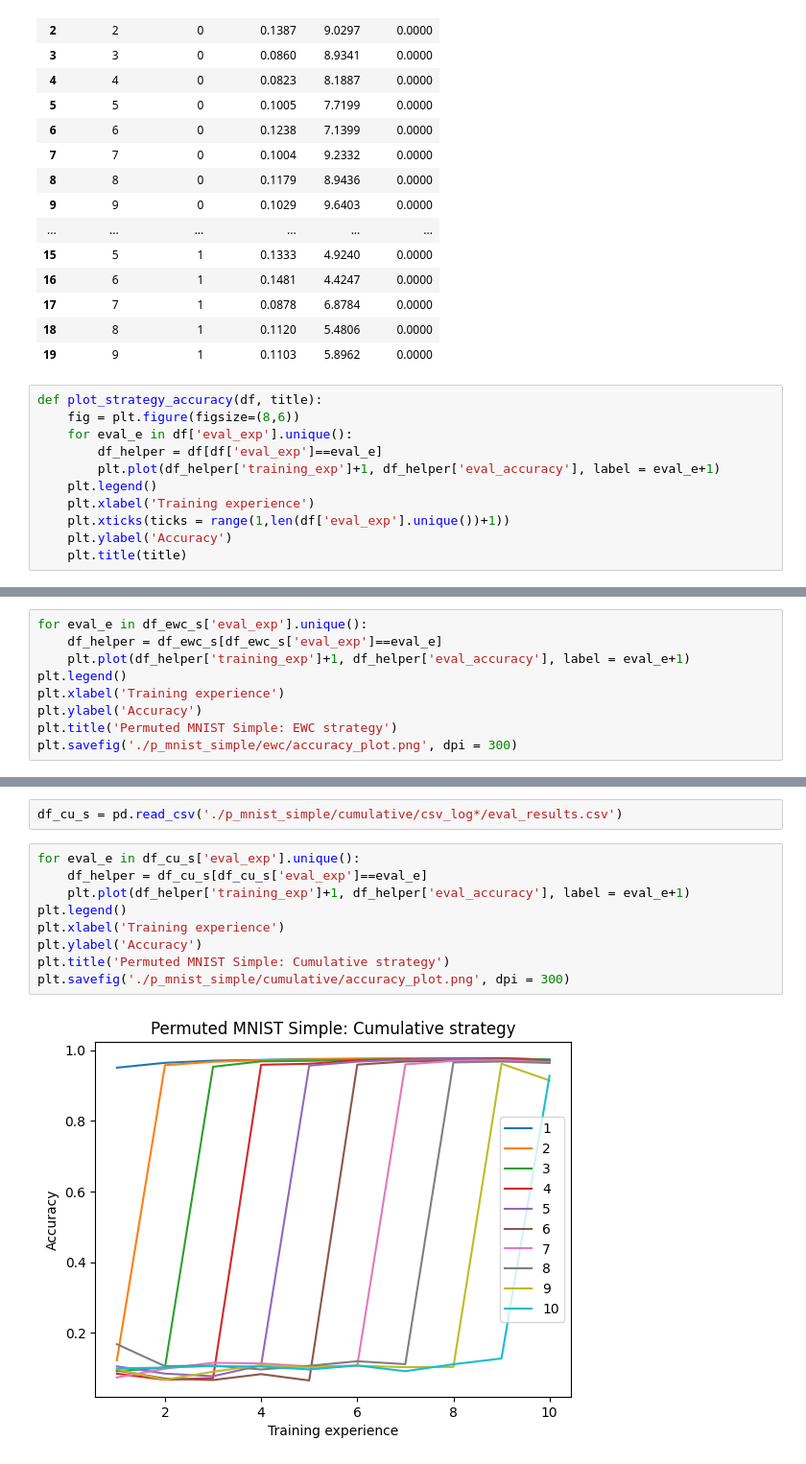
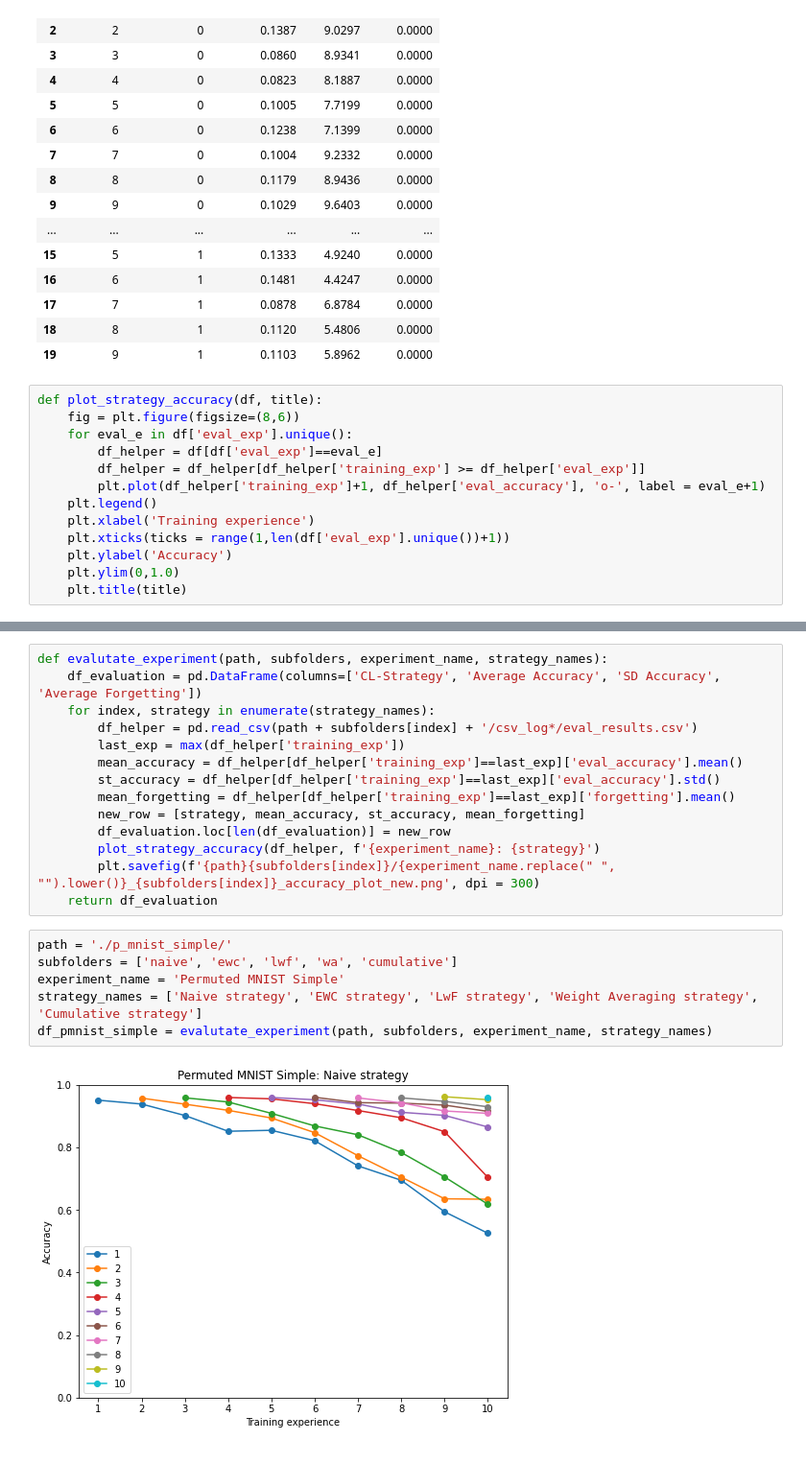
Before and after one commit to nikvogel/WeightAveragingCL, a Jupyter notebook: logs/PlotNotebook.ipynb, the cells around one changed output, grey strips where cells are left out. Shown: that part at 96% size. Saved outputs shown, nothing was run; the diff lists cells and outputs as text.

Commit message:
Improve plotting and evaluation

```diff
--- a/logs/PlotNotebook.ipynb
+++ b/logs/PlotNotebook.ipynb
@@ -31,9 +33,11 @@ def plot_strategy_accuracy(df, title):
     fig = plt.figure(figsize=(8,6))
     for eval_e in df['eval_exp'].unique():
         df_helper = df[df['eval_exp']==eval_e]
-        plt.plot(df_helper['training_exp']+1, df_helper['eval_accuracy'], label = eval_e+1)
+        df_helper = df_helper[df_helper['training_exp'] >= df_helper['eval_exp']]
+        plt.plot(df_helper['training_exp']+1, df_helper['eval_accuracy'], 'o-', label = eval_e+1)
     plt.legend()
     plt.xlabel('Training experience')
     plt.xticks(ticks = range(1,len(df['eval_exp'].unique())+1))
     plt.ylabel('Accuracy')
+    plt.ylim(0,1.0)
     plt.title(title)
@@ -150,9 +43,0 @@ df_ewc_s = pd.read_csv('./p_mnist_simple/ewc/csv_log*/eval_results.csv')
-# %%
-for eval_e in df_ewc_s['eval_exp'].unique():
-    df_helper = df_ewc_s[df_ewc_s['eval_exp']==eval_e]
-    plt.plot(df_helper['training_exp']+1, df_helper['eval_accuracy'], label = eval_e+1)
-plt.legend()
-plt.xlabel('Training experience')
-plt.ylabel('Accuracy')
-plt.title('Permuted MNIST Simple: EWC strategy')
-plt.savefig('./p_mnist_simple/ewc/accuracy_plot.png', dpi = 300)
@@ -161,13 +44,22 @@ plt.savefig('./p_mnist_simple/ewc/accuracy_plot.png', dpi = 300)
-# %%
-df_cu_s = pd.read_csv('./p_mnist_simple/cumulative/csv_log*/eval_results.csv')
-# %%
-for eval_e in df_cu_s['eval_exp'].unique():
-    df_helper = df_cu_s[df_cu_s['eval_exp']==eval_e]
-    plt.plot(df_helper['training_exp']+1, df_helper['eval_accuracy'], label = eval_e+1)
-plt.legend()
-plt.xlabel('Training experience')
-plt.ylabel('Accuracy')
-plt.title('Permuted MNIST Simple: Cumulative strategy')
-plt.savefig('./p_mnist_simple/cumulative/accuracy_plot.png', dpi = 300)
-# %% [output]
-[figure, removed]
+# %%
+def evalutate_experiment(path, subfolders, experiment_name, strategy_names):
+    df_evaluation = pd.DataFrame(columns=['CL-Strategy', 'Average Accuracy', 'SD Accuracy', 'Average Forgetting'])
+    for index, strategy in enumerate(strategy_names):
+        df_helper = pd.read_csv(path + subfolders[index] + '/csv_log*/eval_results.csv')
+        last_exp = max(df_helper['training_exp'])
+        mean_accuracy = df_helper[df_helper['training_exp']==last_exp]['eval_accuracy'].mean()
+        st_accuracy = df_helper[df_helper['training_exp']==last_exp]['eval_accuracy'].std()
+        mean_forgetting = df_helper[df_helper['training_exp']==last_exp]['forgetting'].mean()
+        new_row = [strategy, mean_accuracy, st_accuracy, mean_forgetting]
+        df_evaluation.loc[len(df_evaluation)] = new_row
+        plot_strategy_accuracy(df_helper, f'{experiment_name}: {strategy}')
+        plt.savefig(f'{path}{subfolders[index]}/{experiment_name.replace(" ", "").lower()}_{subfolders[index]}_accuracy_plot_new.png', dpi = 300)
+    return df_evaluation
+# %%
+path = './p_mnist_simple/'
+subfolders = ['naive', 'ewc', 'lwf', 'wa', 'cumulative']
+experiment_name = 'Permuted MNIST Simple'
+strategy_names = ['Naive strategy', 'EWC strategy', 'LwF strategy', 'Weight Averaging strategy', 'Cumulative strategy']
+df_pmnist_simple = evalutate_experiment(path, subfolders, experiment_name, strategy_names)
+# %% [output]
+[figure, added]
```
Also changed, not shown: parts of 27 cells of this notebook.
